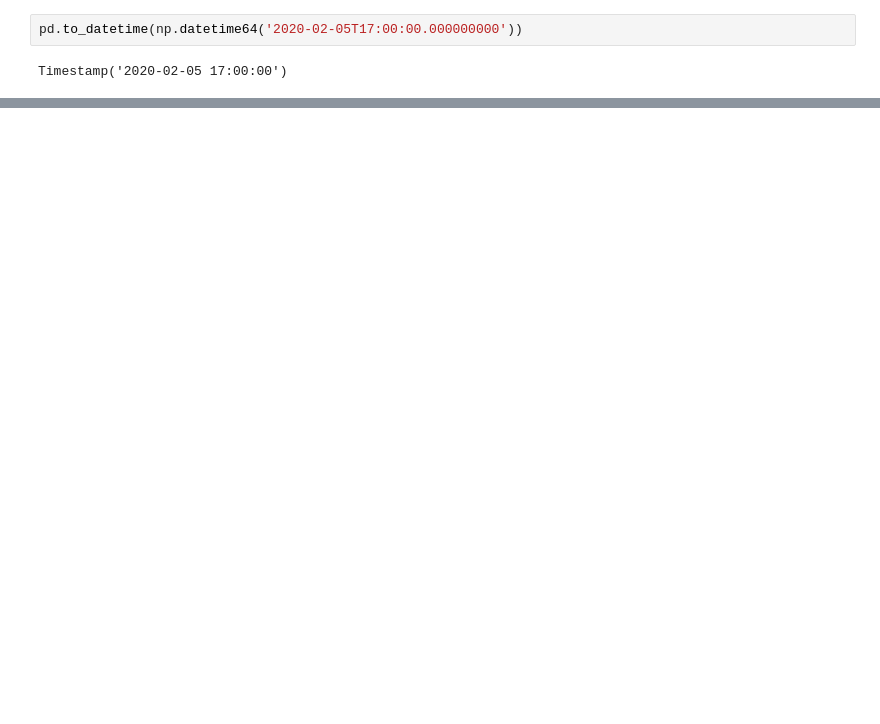
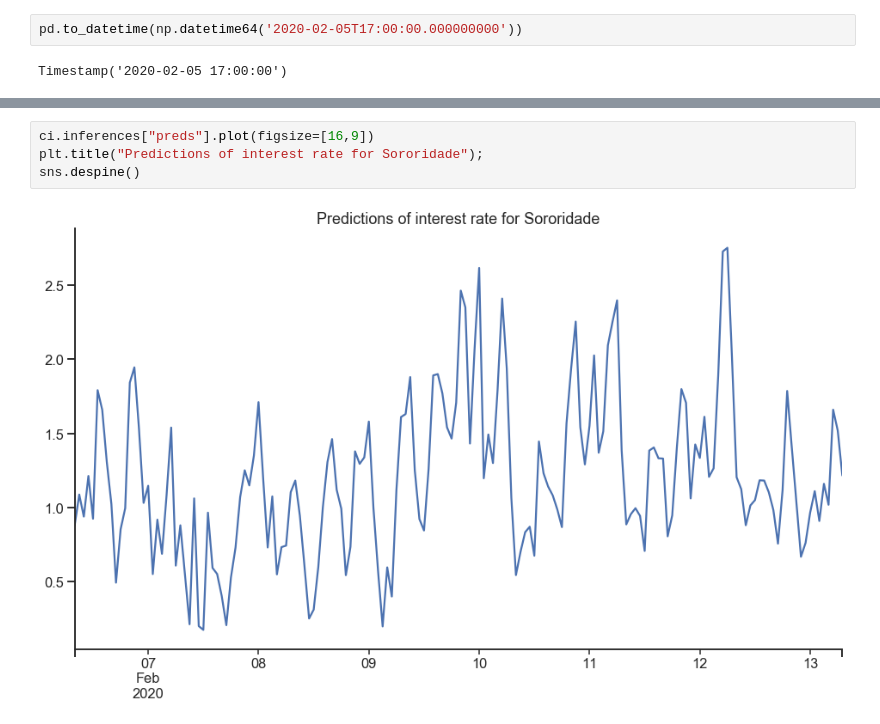
Before and after one commit to millengustavo/trends-causal-impact, a Jupyter notebook: causal-searches.ipynb, the cells around one changed output, grey strips where cells are left out. Saved outputs shown, nothing was run; the diff lists cells and outputs as text; blank space fills up the shorter version.

```diff
--- a/causal-searches.ipynb
+++ b/causal-searches.ipynb
@@ -231,0 +161,6 @@ significant.
+# %%
+ci.inferences["preds"].plot(figsize=[16,9])
+plt.title("Predictions of interest rate for Sororidade");
+sns.despine()
+# %% [output]
+[figure, added]
```
Also changed, not shown: parts of 18 cells of this notebook, 1 other file.
